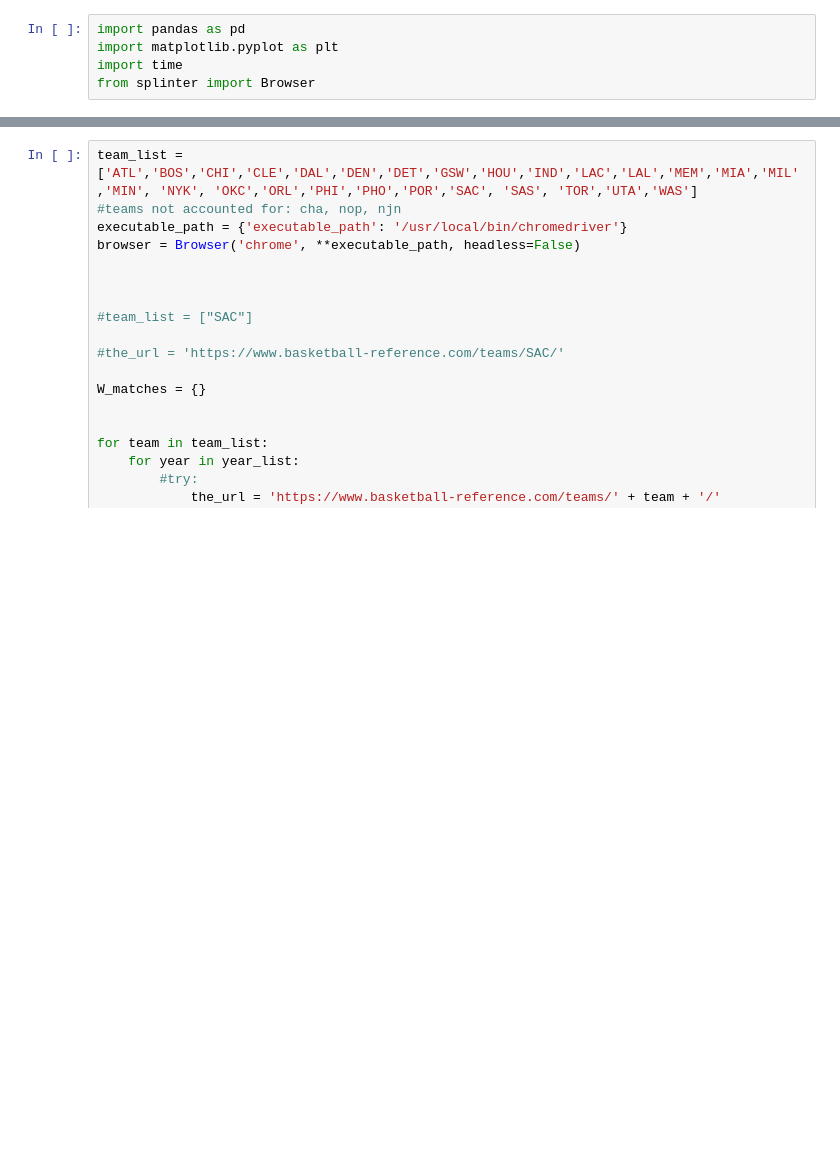
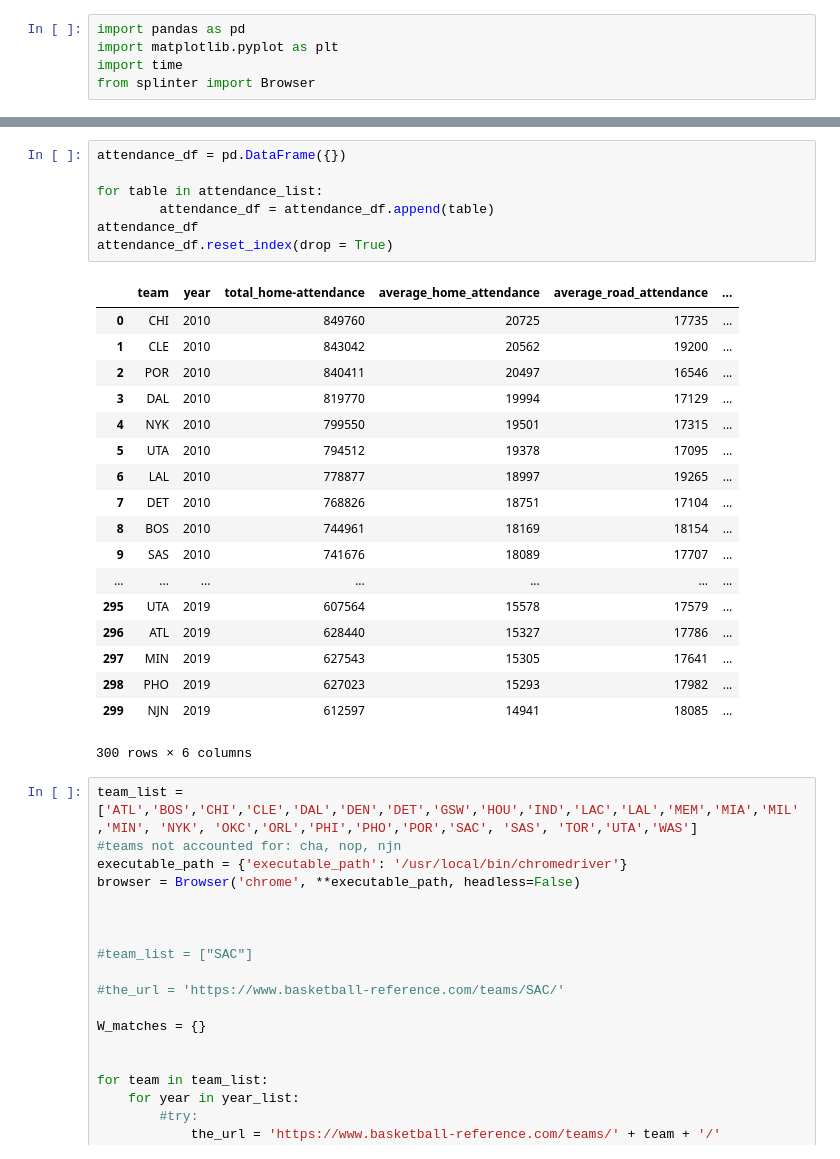
Before and after one commit to davisgrininger/ETL_project, a Jupyter notebook: Basketball_data_collection.ipynb, the cells around one changed output, grey strips where cells are left out. Saved outputs shown, nothing was run; the diff lists cells and outputs as text; blank space fills up the shorter version.

```diff
--- a/Basketball_data_collection.ipynb
+++ b/Basketball_data_collection.ipynb
@@ -124,3 +119,29 @@ list
+# %%
+attendance_df = pd.DataFrame({})
+
+for table in attendance_list:
+        attendance_df = attendance_df.append(table)
+attendance_df
+attendance_df.reset_index(drop = True)
+# %% [output]
+|  | team | year | total_home-attendance | average_home_attendance | average_road_attendance | ... |
+| 0 | CHI | 2010 | 849760 | 20725 | 17735 | ... |
+| 1 | CLE | 2010 | 843042 | 20562 | 19200 | ... |
+| 2 | POR | 2010 | 840411 | 20497 | 16546 | ... |
+| 3 | DAL | 2010 | 819770 | 19994 | 17129 | ... |
+| 4 | NYK | 2010 | 799550 | 19501 | 17315 | ... |
+| 5 | UTA | 2010 | 794512 | 19378 | 17095 | ... |
+| 6 | LAL | 2010 | 778877 | 18997 | 19265 | ... |
+| 7 | DET | 2010 | 768826 | 18751 | 17104 | ... |
+| 8 | BOS | 2010 | 744961 | 18169 | 18154 | ... |
+| 9 | SAS | 2010 | 741676 | 18089 | 17707 | ... |
+| ... | ... | ... | ... | ... | ... | ... |
+| 295 | UTA | 2019 | 607564 | 15578 | 17579 | ... |
+| 296 | ATL | 2019 | 628440 | 15327 | 17786 | ... |
+| 297 | MIN | 2019 | 627543 | 15305 | 17641 | ... |
+| 298 | PHO | 2019 | 627023 | 15293 | 17982 | ... |
+| 299 | NJN | 2019 | 612597 | 14941 | 18085 | ... |
+300 rows × 6 columns
 # %%
 team_list = ['ATL','BOS','CHI','CLE','DAL','DEN','DET','GSW','HOU','IND','LAC','LAL','MEM','MIA','MIL','MIN', 'NYK', 'OKC','ORL','PHI','PHO','POR','SAC', 'SAS', 'TOR','UTA','WAS']
 #teams not accounted for: cha, nop, njn
```
Also changed, not shown: parts of 8 cells of this notebook.
